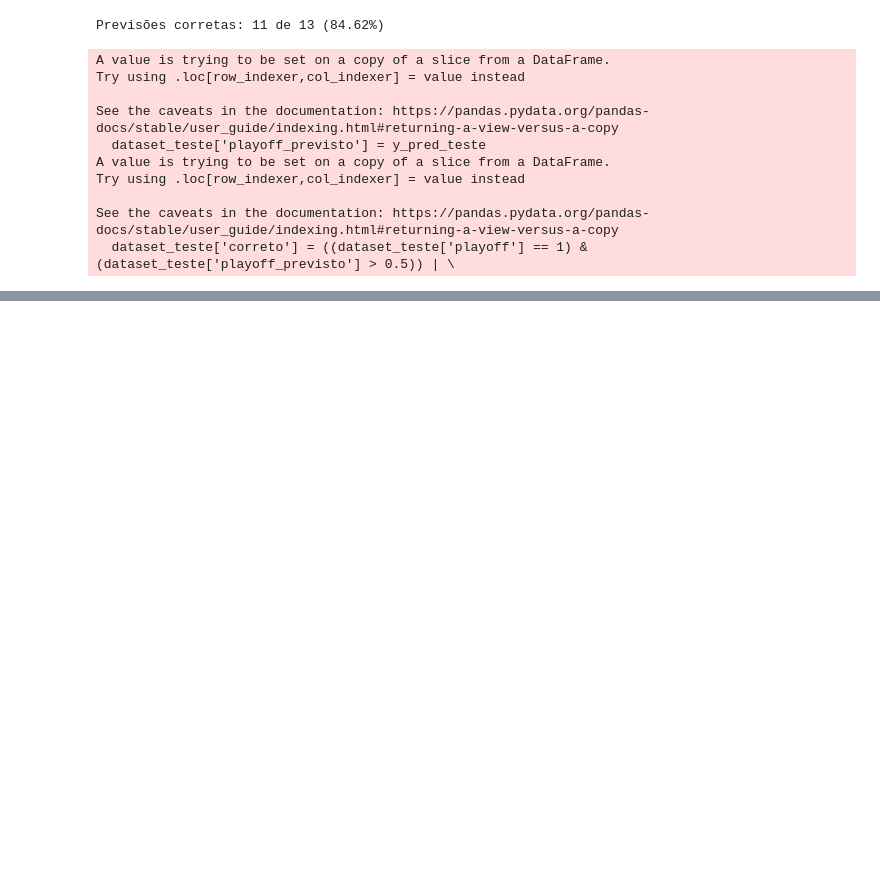
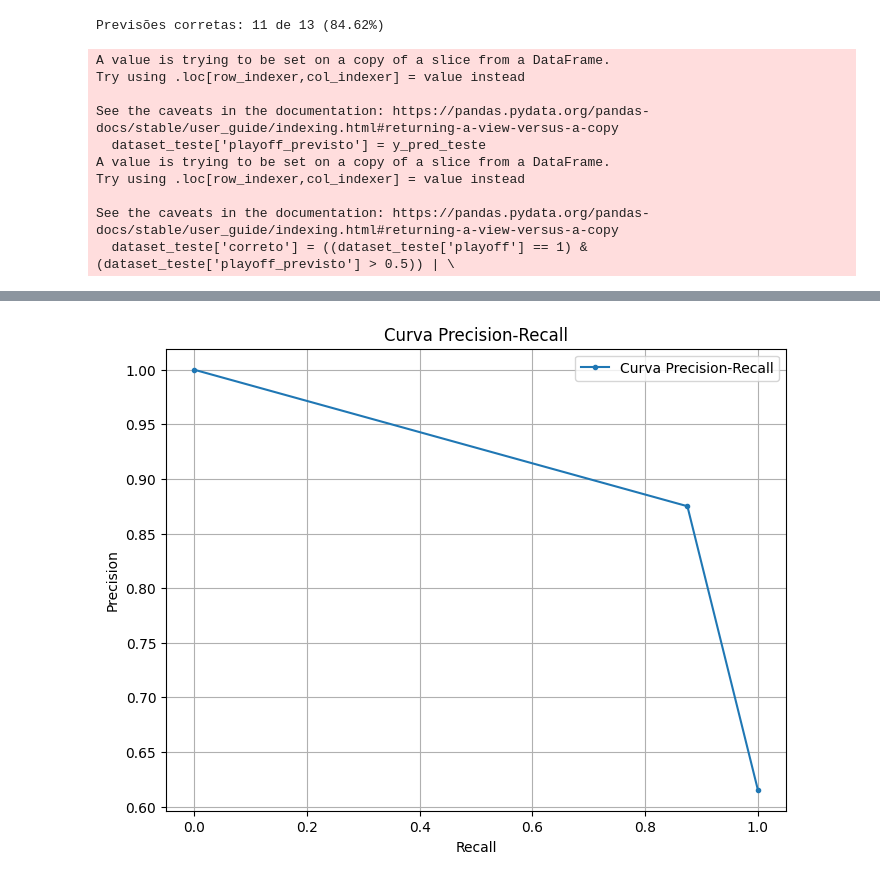
Before and after one commit to maxbper/AC, a Jupyter notebook: junta.ipynb, the cells around one changed output, grey strips where cells are left out. Drawn from its saved outputs; the diff is of its cells as text; code cells hidden in the pictures; blank space fills up the shorter version.

Commit message:
precision-recall curve para 8 melhores

```diff
--- a/junta.ipynb
+++ b/junta.ipynb
@@ -1238,0 +1238,55 @@ plt.show()
+# %%
+import pandas as pd
+from sklearn.metrics import precision_score, recall_score
+
+# Criar o DataFrame com os dados necessários
+dataset_cima_baixo = pd.DataFrame({
+    "playoff": dataset_resultados["playoff"],
+    "prev_regression": dataset_resultados["GradientBoostingRegressor"]
+})
+
+# Ordenar o DataFrame pela coluna 'prev_regression' de forma decrescente
+dataset_cima_baixo_sorted = dataset_cima_baixo.sort_values('prev_regression', ascending=False)
+
+# Criar a nova coluna 'top_8' que marca as 8 melhores entradas como 1 e as outras como 0
+dataset_cima_baixo_sorted['top_8'] = 0
+
+# Marcar as 8 melhores previsões como 1
+dataset_cima_baixo_sorted.iloc[:8, dataset_cima_baixo_sorted.columns.get_loc('top_8')] = 1
+
+# Reordenar o DataFrame para a ordem original
+dataset_cima_baixo_final = dataset_cima_baixo_sorted.sort_index()
+
+# Assumindo que 'top_8' seja a variável de verdade (y_true)
+y_true = dataset_cima_baixo_final['top_8']
+
+# Encontrar o limiar de corte para as 8 melhores entradas em 'prev_regression'
+threshold = dataset_cima_baixo_final['prev_regression'].nlargest(8).min()
+
+# Converter as previsões de 'prev_regression' em binário, onde 1 significa estar entre as 8 melhores previsões
+y_pred = (dataset_cima_baixo_final['prev_regression'] >= threshold).astype(int)
+
+# Para mudar o nome de uma coluna, basta usar o método rename
+dataset_cima_baixo_final = dataset_cima_baixo_final.rename(columns={'top_8': 'prev_class'})
+
+#......................Desenhar a curva.................................
+from sklearn.metrics import precision_recall_curve
+
+# Supondo que 'dataset_cima_baixo_final' tenha as colunas 'playoff' e 'prev_class'
+y_true = dataset_cima_baixo_final['playoff']  # Rótulos reais
+y_scores = dataset_cima_baixo_final['prev_class']  # Probabilidades ou escores de previsão
+
+# Calcular a curva Precision-Recall
+precision, recall, thresholds = precision_recall_curve(y_true, y_scores)
+
+# Plotar a curva Precision-Recall
+plt.figure(figsize=(8, 6))
+plt.plot(recall, precision, marker='.', label='Curva Precision-Recall')
+plt.xlabel('Recall')
+plt.ylabel('Precision')
+plt.title('Curva Precision-Recall')
+plt.grid(True)
+plt.legend()
+plt.show()
+# %% [output]
+[figure, added]
```
Also changed, not shown: parts of 8 cells of this notebook.
